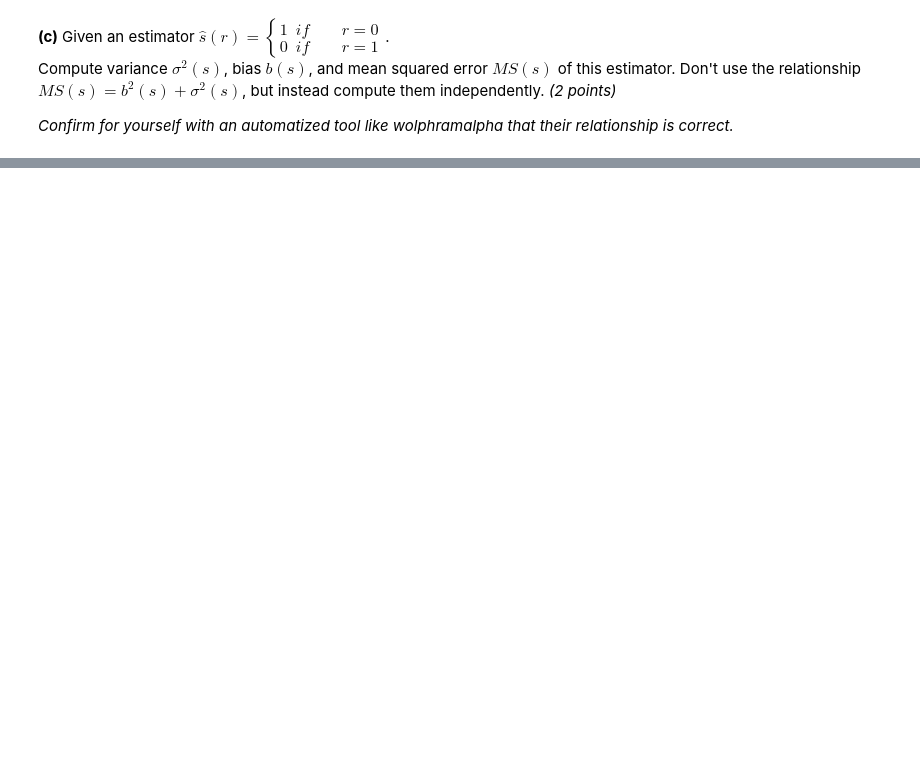
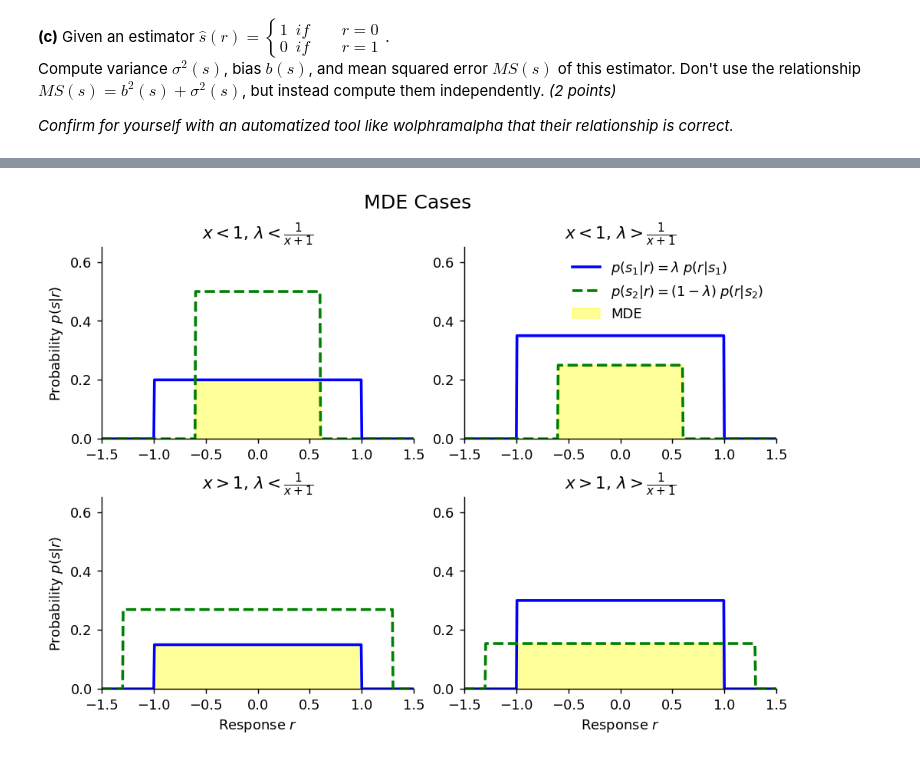
Before and after one commit to iakioh/neural_coding, a Jupyter notebook: Exercise 4/KaiRothe_KarimZaghw_Homework4.ipynb, the cells around one changed output, grey strips where cells are left out. Drawn from its saved outputs; the diff is of its cells as text; code cells hidden in the pictures; blank space fills up the shorter version.

```diff
--- a/Exercise 4/KaiRothe_KarimZaghw_Homework4.ipynb
+++ b/Exercise 4/KaiRothe_KarimZaghw_Homework4.ipynb
@@ -157,0 +288,41 @@ Choose your selection of parameters such that they cover all cases from (a). *(2
+# %%
+def plot_case(ax, x, lam, case_title):
+    r = np.linspace(-1.5, 1.5, 500)
+    # p(r|s1)
+    p_s1 = np.where((r >= -1) & (r <= 1), 0.5, 0) * lam
+    # p(r|s2)
+    p_s2 = np.where((r >= -x) & (r <= x), 1/(2*x), 0) * (1-lam)
+
+    ax.plot(r, p_s1, color='blue', lw=2, label='$p(s_1 | r) = \lambda \; p(r|s_1)$')
+    ax.plot(r, p_s2, color='green', ls="--", lw=2, label='$p(s_2 | r) = (1-\lambda) \; p(r|s_2)$')
+    ax.fill_between(r, np.minimum(p_s1, p_s2), color='yellow', alpha=0.4, label='MDE')
+
+    ax.set_xlim(-1.5, + 1.5)
+    ax.set_ylim(0, 0.65)
+    ax.set_title(case_title)
+
+fig, axs = plt.subplots(2, 2, figsize=(7.5, 5.5), dpi=130, constrained_layout=True)
+# plt.subplots_adjust(hspace=0.3, wspace=0.2)
+
+# Case 1: x < 1, lambda < 1/(x+1)
+plot_case(axs[0,0], x=0.6, lam=0.4, case_title=r'$x<1$, $\lambda < \frac{1}{x+1}$')
+axs[0,0].set_ylabel('Probability $p(s|r)$')
+
+# Case 2: x < 1, lambda > 1/(x+1)
+plot_case(axs[0,1], x=0.6, lam=0.7, case_title=r'$x<1$, $\lambda > \frac{1}{x+1}$')
+axs[0,1].legend(frameon=False)
+
+# Case 3: x > 1, lambda < 1/(x+1)
+plot_case(axs[1,0], x=1.3, lam=0.3, case_title=r'$x>1$, $\lambda < \frac{1}{x+1}$')
+axs[1,0].set_ylabel('Probability $p(s|r)$')
+axs[1,0].set_xlabel('Response $r$')
+
+# Case 4: x > 1, lambda > 1/(x+1)
+plot_case(axs[1,1], x=1.3, lam=0.6, case_title=r'$x>1$, $\lambda > \frac{1}{x+1}$')
+axs[1,1].set_xlabel('Response $r$')
+
+sns.despine()
+plt.suptitle("MDE Cases", fontsize=14)
+plt.show()
+# %% [output]
+[figure, added]
```
Also changed, not shown: parts of 25 cells of this notebook.
